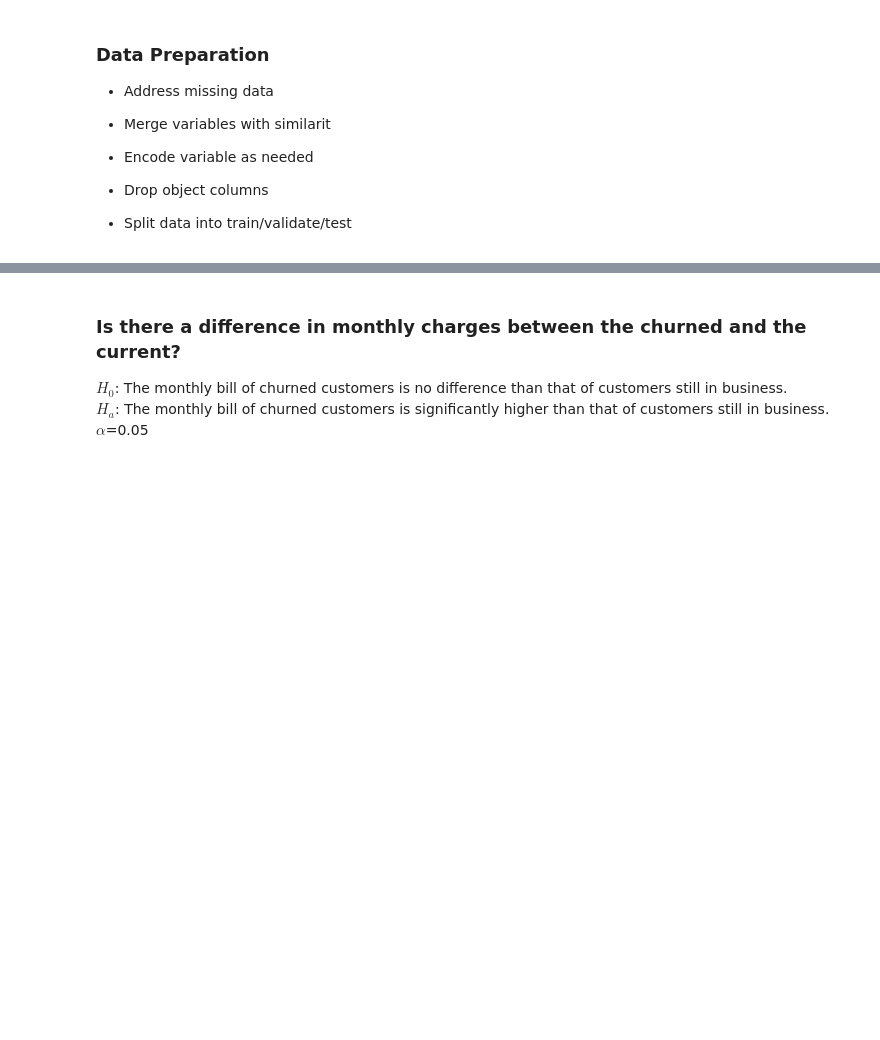
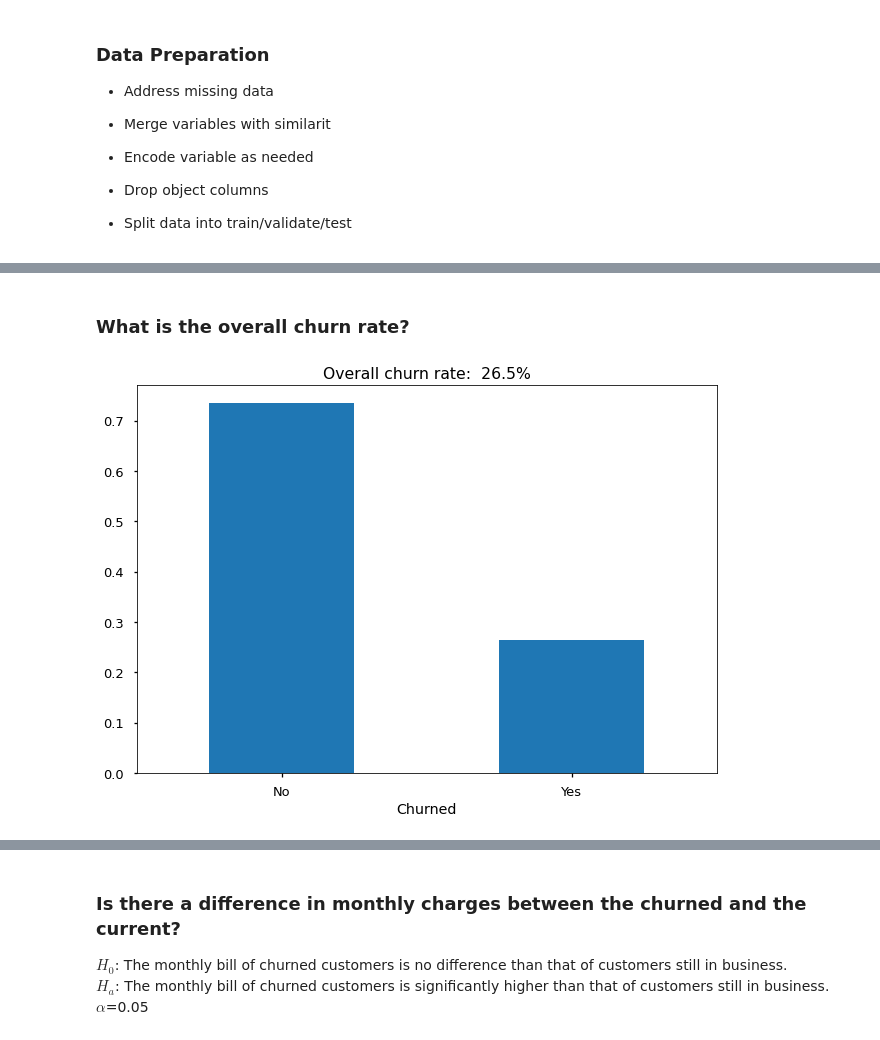
Before and after one commit to Yongliang-Shi/classification-project, a Jupyter notebook: report.ipynb, the cells around one changed output, grey strips where cells are left out. Saved outputs shown, nothing was run; the diff lists cells and outputs as text; code cells hidden in the pictures; blank space fills up the shorter version.

```diff
--- a/report.ipynb
+++ b/report.ipynb
@@ -599,0 +366,13 @@ elif p/2 > 0.25:
+# %% [markdown]
+### What is the overall churn rate?
+# %%
+# Compute and visualize the overall churn rate
+
+train.churn.value_counts(normalize=True).plot.bar()
+churn_rate = train.churn.mean()
+plt.title(f"Overall churn rate: {churn_rate: .1%}")
+plt.xlabel('Churned')
+plt.xticks([0,1], ['No', 'Yes'], rotation=0) # Set text labels and properties
+plt.show()
+# %% [output]
+[figure, added]
```
Also changed, not shown: parts of 47 cells of this notebook.
